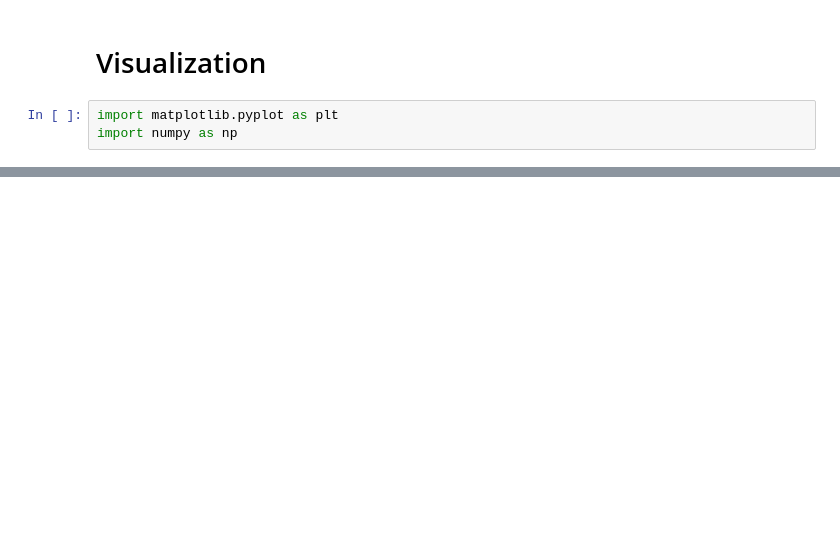
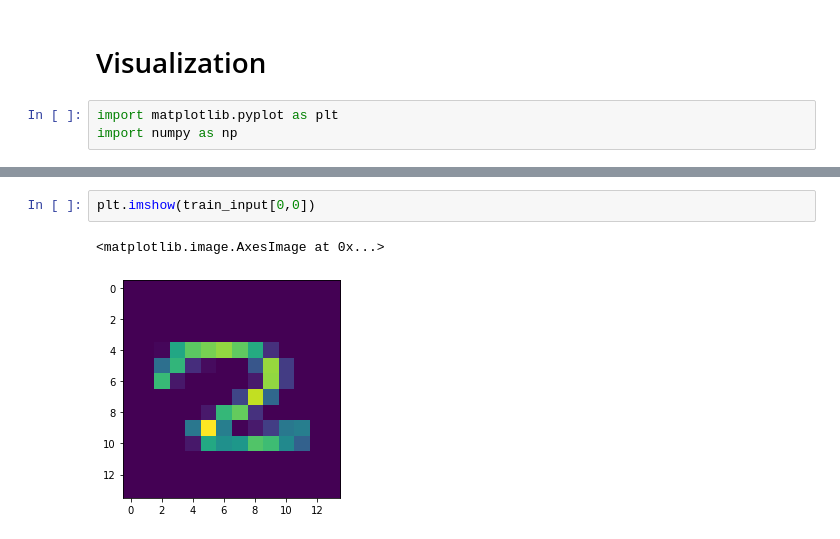
Before and after one commit to sylvainlugeon/deep-learning-projects, a Jupyter notebook: project1.ipynb, the cells around one changed output, grey strips where cells are left out. Drawn from its saved outputs; the diff is of its cells as text; blank space fills up the shorter version.

```diff
--- a/project1.ipynb
+++ b/project1.ipynb
@@ -361,0 +579,5 @@ plt.show()
+# %%
+plt.imshow(train_input[0,0])
+# %% [output]
+<matplotlib.image.AxesImage at 0x...>
+[figure, added]
```
Also changed, not shown: parts of 10 cells of this notebook, 1 other file.
